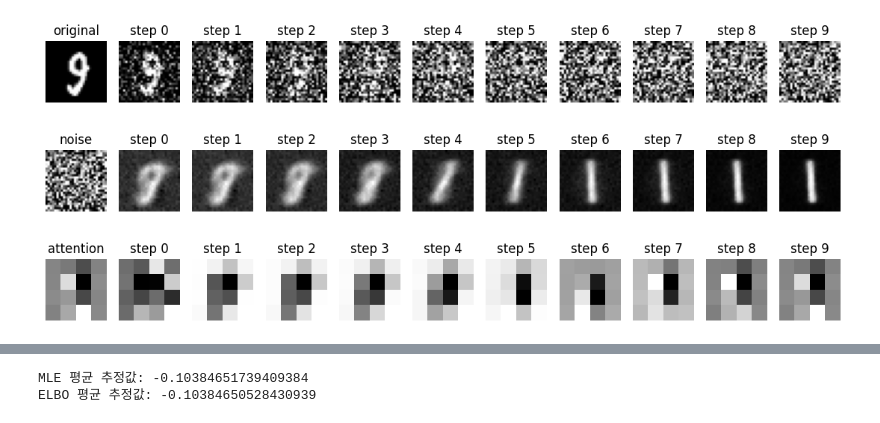
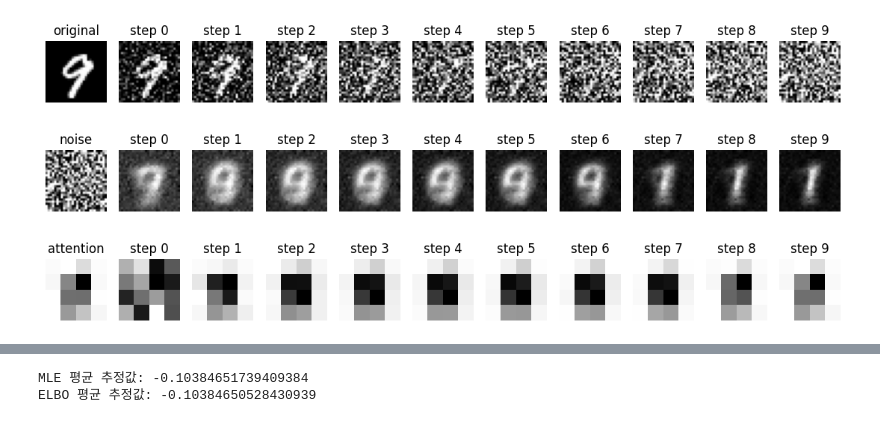
Before and after one commit to zergswim/Diffusion, a Jupyter notebook: DiffusionWithAttentionTest.ipynb, the cells around one changed output, grey strips where cells are left out. Drawn from its saved outputs; the diff is of its cells as text; code cells hidden in the pictures.

```diff
--- a/DiffusionWithAttentionTest.ipynb
+++ b/DiffusionWithAttentionTest.ipynb
@@ -12,7 +12,8 @@ device = "cuda" if torch.cuda.is_available() else "cpu"
 
 mnist_train = torchvision.datasets.MNIST(root='./data', train=True, download=True,
                                           transform=torchvision.transforms.ToTensor())
-mnist_train, mnist_val = random_split(mnist_train, [5000, 55000])
+# mnist_train, mnist_val = random_split(mnist_train, [5000, 55000])
+mnist_train, mnist_val = random_split(mnist_train, [500, 59500])
 
 train_loader = DataLoader(mnist_train, batch_size=64, shuffle=True)
 val_loader = DataLoader(mnist_val, batch_size=64)
@@ -31,13 +32,23 @@ class SimpleAttention(nn.Module):
         super(SimpleAttention, self).__init__()
         self.patch_size = patch_size
         self.scale = (patch_size * patch_size) ** -0.5
+
         self.query = nn.Linear(patch_size * patch_size, patch_size * patch_size)
         self.key = nn.Linear(patch_size * patch_size, patch_size * patch_size)
         self.value = nn.Linear(patch_size * patch_size, patch_size * patch_size)
 
-    def forward(self, x):
+    def forward(self, x, label):
         B, N, _ = x.shape
-        Q = self.query(x)
+
+        # Q = self.query(x)
+        one_hot_encoded = F.one_hot(label, num_classes=10)
+        one_hot_encoded = one_hot_encoded.view(B, 1, 10, 1).float()  # torch.Size([64, 1, 10, 1])
+        one_hot_encoded = F.interpolate(one_hot_encoded, size=(16, 49), mode='nearest')  # torch.Size([64, 1, 16, 49])
+
+        # print(one_hot_encoded.shape, x.shape) #torch.Size([64, 10]) -> torch.Size([64, 16, 49])
+
+        Q = self.query(one_hot_encoded.view(B, 16, 49))
+
         K = self.key(x)
         V = self.value(x)
 
@@ -103,7 +98,7 @@ class Diffusion(nn.Module):
             nn.ReLU()
         ).to(device)
 
-    def forward(self, x, t):
+    def forward(self, x, label):
 
         # 어텐션 적용
         batch_size = x.size(0)
@@ -115,7 +110,7 @@ class Diffusion(nn.Module):
         # plt.show()
 
         x = image_to_patches(x, self.patch_size)
-        x, attention, (Q, K, V) = self.attention(x)
+        x, attention, (Q, K, V) = self.attention(x, label)
 
         # print(x.shape)
         # plt.imshow(x[0].reshape(28,28), cmap="gray")
@@ -145,7 +140,7 @@ def train(model, noise_fn, epochs, steps=10):
   for epoch in range(epochs):
       # model.train()
       for batch in train_loader:
-          images, _ = batch
+          images, label = batch
           images = images.to(device)
           images_flat = images.view(images.size(0), -1)
           noise_flat = images_flat
@@ -163,7 +158,7 @@ def train(model, noise_fn, epochs, steps=10):
             # reconstructed = model(noise_flat, r)
             # loss = F.mse_loss(reconstructed, noise_flat)
 
-            reconstructed, _, _ = model(noise_list[r], r)
+            reconstructed, _, _ = model(noise_list[r], label)
             loss = F.mse_loss(noise_list[r-1], reconstructed)
 
             optimizer.zero_grad()
@@ -177,12 +172,12 @@ def train(model, noise_fn, epochs, steps=10):
       # if epoch%10 == 0:
       #   displayManifold()
 
-def restore_images(model, origin, noise_fn):
+def restore_images(model, origin, label, noise_fn):
   origin = origin.to(device)
 
   with torch.no_grad():
       origin_flat = origin.view(origin.size(0), -1)
-      origin_reconstructed, attentions, _ = model(origin_flat, 9)
+      origin_reconstructed, attentions, _ = model(origin_flat, label)
 
       noise_flat = origin_flat
 
@@ -202,7 +197,7 @@ def restore_images(model, origin, noise_fn):
 
       attention_list = []
       for r in range(10):
-        noise_flat, attentions, _ = model(noise_flat, r)
+        noise_flat, attentions, _ = model(noise_flat, label)
         attention_list.append(attentions)
         display(noise_flat[0].cpu().reshape(28, 28), f'step {r}', r+2)
 
@@ -266,6 +261,6 @@ train(model, random_noise_fn, 40) #랜덤 노이즈로 학습
 # model.eval()
 
 # 잡음 추가 및 재구성
-origin, _ = next(iter(val_loader))
-restore_images(model, origin, random_noise_fn)
+origin, label = next(iter(val_loader))
+restore_images(model, origin, label, random_noise_fn)
 # %% [output]
@@ -289,6 +284,6 @@ Epoch 39, Loss: 0.055283088237047195
-[figure, old version]
+[figure, new version]
-[figure, old version]
+[figure, new version]
-[figure, old version]
+[figure, new version]
 # %%
 displayManifold()
 # %% [output]
```
Also changed, not shown: parts of 8 cells of this notebook.
